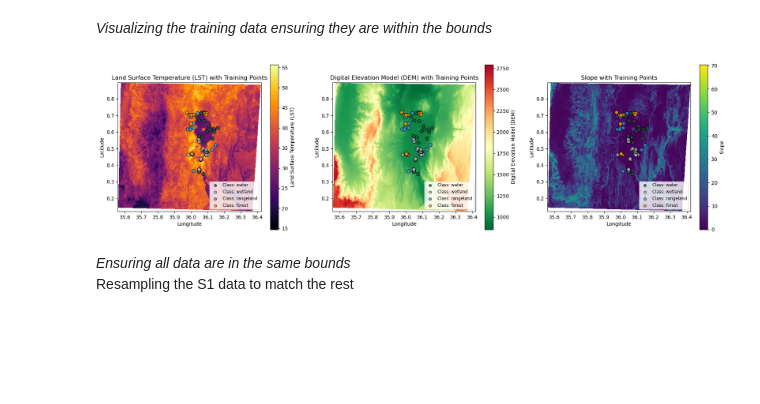
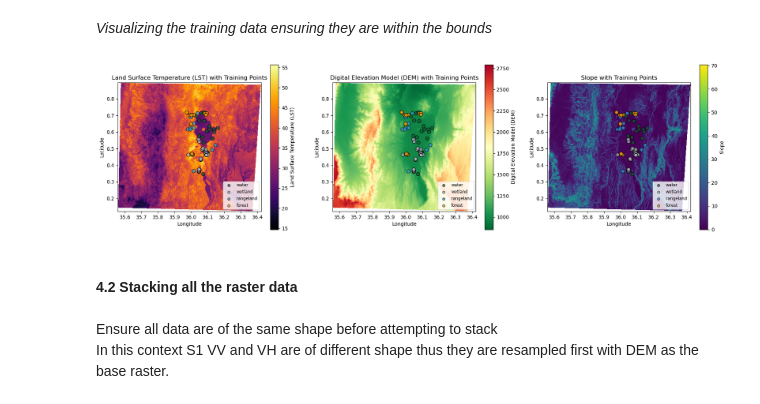
Before and after one commit to Ethel-Ogallo/wetland_delineation, a Jupyter notebook: Wetland_delienation/wetland_delineation_202507.ipynb, the cells around one changed output. Saved outputs shown, nothing was run; the diff lists cells and outputs as text; code cells hidden in the pictures; blank space fills up the shorter version.

```diff
--- a/Wetland_delienation/wetland_delineation_202507.ipynb
+++ b/Wetland_delienation/wetland_delineation_202507.ipynb
@@ -357,18 +304,15 @@ ensuring they are in the right CRS
 # %%
+# Define AOI extents
+extent = shapefile.total_bounds
 
-# Importing the training points and setting the CRS
-# Define the coordinate reference system (CRS) for the training points
+# Load training points and reproject to match LST raster CRS if needed
 gdf = gpd.read_file(os.path.join(base_dir, 'baringo_training_points.shp'))
+with rasterio.open(os.path.join(base_dir, "DEM", "dem.tif")) as src:
+    dem_crs = src.crs
+if gdf.crs != dem_crs:
+    gdf = gdf.to_crs(dem_crs)
 
-# # Define the desired CRS using the CRS from the LST raster
-with rasterio.open(os.path.join(base_dir,"LST\LST_mean_2025.tif")) as src:
-    lst_crs = src.crs
-
-if gdf.crs != lst_crs:
-    gdf = gdf.to_crs(lst_crs)
-
-# Display the first few rows of the GeoDataFrame
-gdf.iloc[:-10]
+gdf.head()
 # %% [output]
 |  | id | class | geometry |
 | 0 | 1 | water | POINT (36.06711 0.56802) |
@@ -386,70 +323,43 @@ gdf.iloc[:-10]
 # %% [markdown]
 *Visualizing the training data ensuring they are within the bounds*
 # %%
-# Open the masked rasters
+# Open rasters
 lst = rasterio.open(os.path.join(base_dir, "LST", "LST_mean_2015.tif"))
 dem = rasterio.open(os.path.join(base_dir, "DEM", "DEM.tif"))
 slope = rasterio.open(os.path.join(base_dir, "DEM", "Slope_aligned.tif"))
 
-# List of raster layers, their titles, and optional colormaps
 rasters = [
     (lst, "Land Surface Temperature (LST)", "inferno"),
     (dem, "Digital Elevation Model (DEM)", "RdYlGn_r"),
     (slope, "Slope", "viridis"),
 ]
 
-# Create a figure with 3 subplots side by side
-fig, axes = plt.subplots(nrows=1, ncols=3, figsize=(22, 10))
-axes = axes.flatten()
+fig, axes = plt.subplots(1, 3, figsize=(22, 10))
+classes = gdf['class'].unique()
+colors = ['#145a32', '#abb2b9', '#3498db', '#f39c12']
 
-# Extract unique land cover classes from training points
-classes = gdf['class'].unique()
-colors = ['#145a32', '#abb2b9', '#3498db', '#f39c12']  # Assign a unique color per class
-
-# Loop through each raster layer and corresponding subplot
-for i, (raster, title, *cmap) in enumerate(rasters):
-    ax = axes[i]
-    colormap = cmap[0] if cmap else 'gray'
-
-    # Read raster data as numpy array
-    raster_data = raster.read(1)
-
-    # Display raster with extent and colormap
+for ax, (raster, title, cmap) in zip(axes, rasters):
     im = ax.imshow(
-        raster_data,
-        cmap=colormap,
-        extent=[extent[0], extent[2], extent[1], extent[3]],
+        raster.read(1),
+        cmap=cmap,
+        extent=[*extent[[0, 2, 1, 3]]],
         origin='upper'
     )
-
-    # Add training points by class
     for cls, color in zip(classes, colors):
         subset = gdf[gdf['class'] == cls]
-        ax.scatter(
-            subset.geometry.x,
-            subset.geometry.y,
-            color=color,
-            s=50,
-            edgecolor='black',
-            label=f'Class: {cls}',
-            alpha=0.7
-        )
-
-    # Add colorbar and labels (shrink to make it shorter)
+        ax.scatter(subset.geometry.x, subset.geometry.y, color=color, s=50, edgecolor='black', label=cls, alpha=0.7)
     fig.colorbar(im, ax=ax, label=title, shrink=0.6)
     ax.set_title(f"{title} with Training Points")
     ax.set_xlabel("Longitude")
     ax.set_ylabel("Latitude")
-
-    # Reduced legend size
-    ax.legend(loc='lower right', fontsize='small', markerscale=0.7, frameon=True,
-              fancybox=True, shadow=False, framealpha=0.8)
-
+    ax.legend(loc='lower right', fontsize='small', markerscale=0.7, frameon=True, fancybox=True, framealpha=0.8)
     ax.set_aspect('equal')
 
 plt.show()
 # %% [output]
-[figure, old version]
+[figure, new version]
 # %% [markdown]
-*Ensuring all data are in the same bounds*
-Resampling the S1 data to match the rest
+#### 4.2 Stacking all the raster data
+# %% [markdown]
+Ensure all data are of the same shape before attempting to stack
+In this context S1 VV and VH are of different shape thus they are resampled first with DEM as the base raster.
```
Also changed, not shown: parts of 45 cells of this notebook.
